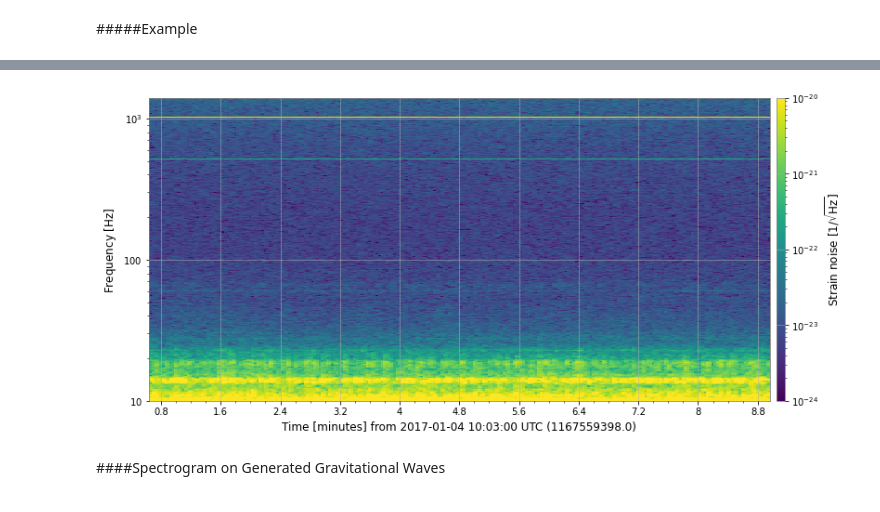
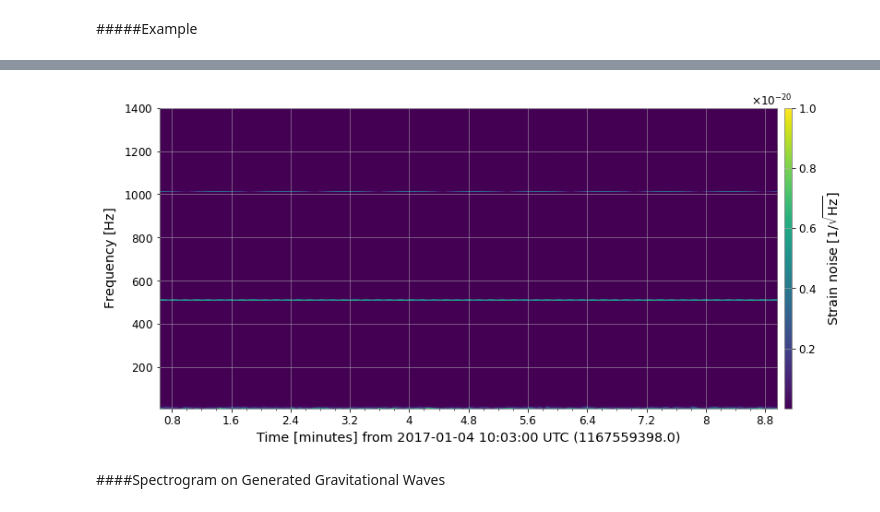
Before and after one commit to xli2522/GW-SignalGen, a Jupyter notebook: GW_gen.ipynb, the cells around one changed output, grey strips where cells are left out. Drawn from its saved outputs; the diff is of its cells as text; code cells hidden in the pictures.

```diff
--- a/GW_gen.ipynb
+++ b/GW_gen.ipynb
@@ -317,15 +408,15 @@ plot = specgram.plot()
 # %%
 ax = plot.gca()
-ax.set_yscale('log')
+#ax.set_yscale('log')
 ax.set_ylim(10, 1400)
 ax.colorbar(
     clim=(1e-24, 1e-20),
-    norm="log",
+    #norm="log",
     label=r"Strain noise [$1/\sqrt{\mathrm{Hz}}$]",
 )
 plot  # refresh
 # %% [output]
-[figure, old version]
+[figure, new version]
 # %% [markdown]
 ####Spectrogram on Generated Gravitational Waves
 # %% [markdown]
```
Also changed, not shown: parts of 16 cells of this notebook.
